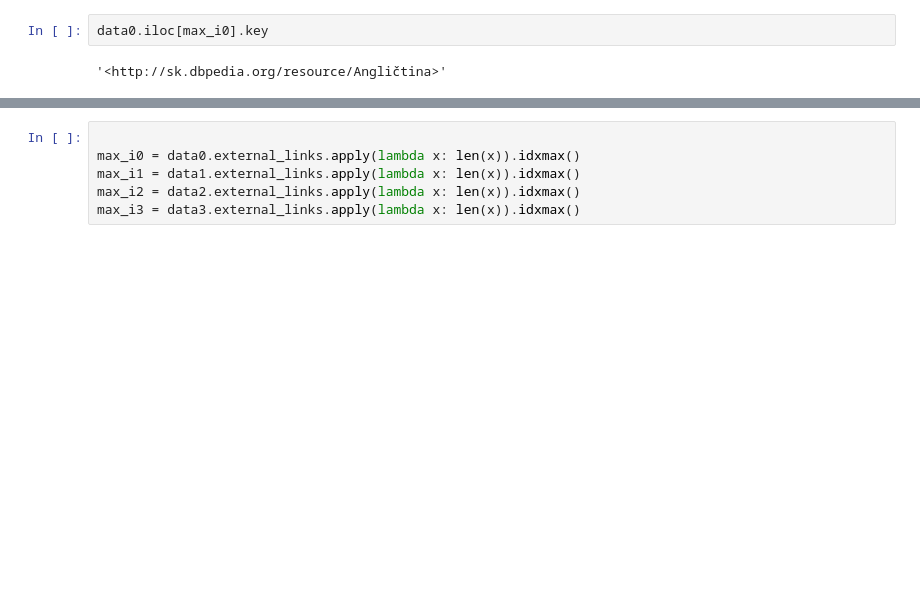
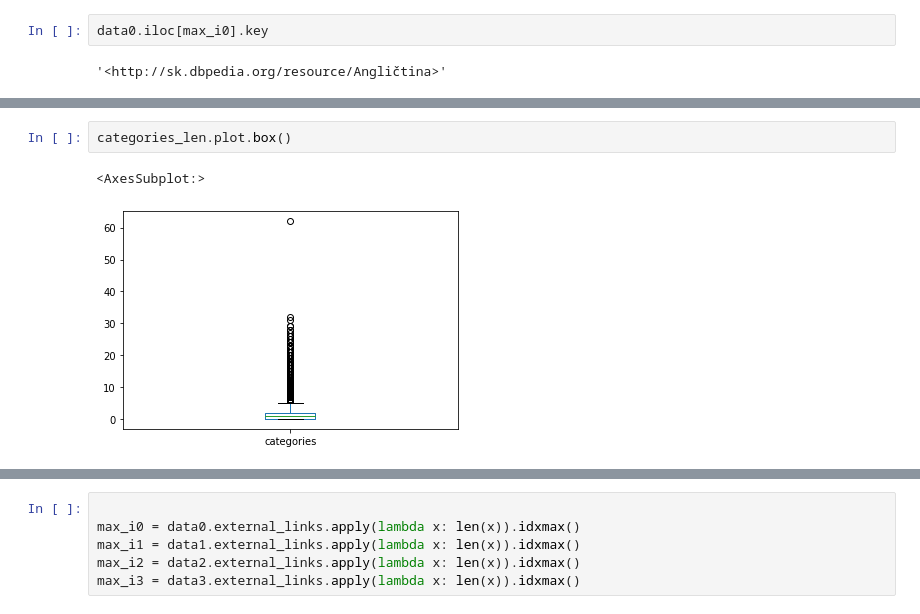
Before and after one commit to Kesleroman/DbPediaSk_HadoopParser, a Jupyter notebook: src/main/analysis/analysis.ipynb, the cells around one changed output, grey strips where cells are left out. Drawn from its saved outputs; the diff is of its cells as text; blank space fills up the shorter version.

```diff
--- a/src/main/analysis/analysis.ipynb
+++ b/src/main/analysis/analysis.ipynb
@@ -100,0 +93,5 @@ data0.iloc[max_i0].categories
+# %%
+categories_len.plot.box()
+# %% [output]
+<AxesSubplot:>
+[figure, added]
```
Also changed, not shown: parts of 11 cells of this notebook.
